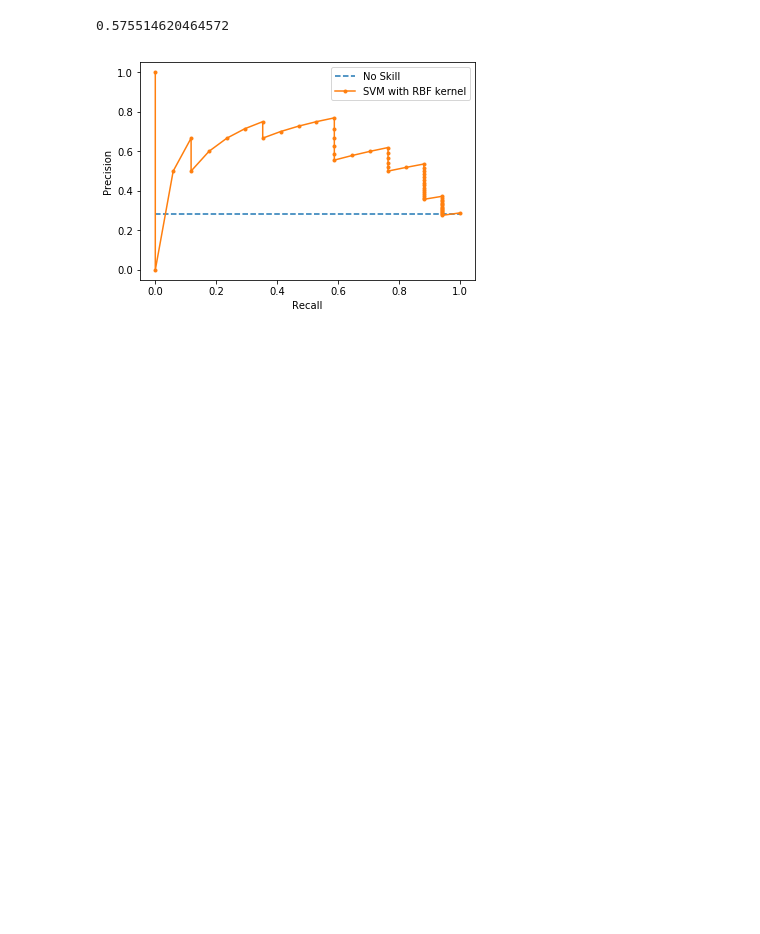
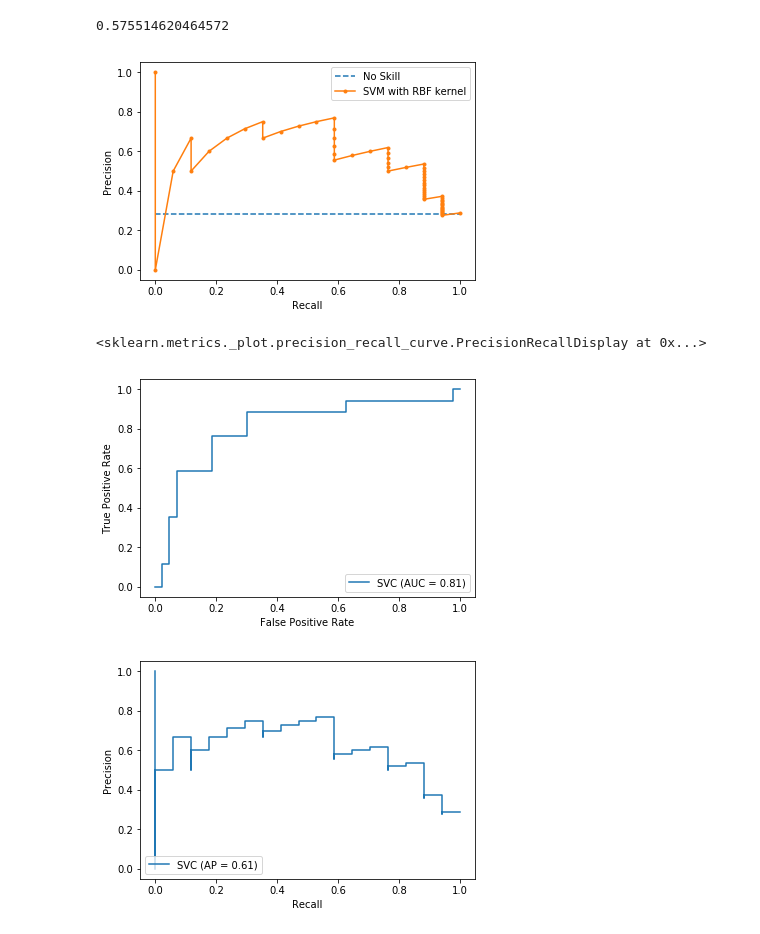
Before and after one commit to yuxuanwu17/heart_failure_detection, a Jupyter notebook: ConfusionMatrix.ipynb, the cells around one changed output. Drawn from its saved outputs; the diff is of its cells as text; code cells hidden in the pictures; blank space fills up the shorter version.

```diff
--- a/ConfusionMatrix.ipynb
+++ b/ConfusionMatrix.ipynb
@@ -93,3 +94,10 @@ prcurve(model,X_test,y_test)
 PRAUC:  auc=0.576
 0.575514620464572
 [figure]
+# %%
+plot_roc_curve(model,X_test,y_test)
+plot_precision_recall_curve(model,X_test,y_test)
+# %% [output]
+<sklearn.metrics._plot.precision_recall_curve.PrecisionRecallDisplay at 0x...>
+[figure, added]
+[figure, added]
```
Also changed, not shown: parts of 8 cells of this notebook, 2 other files.
